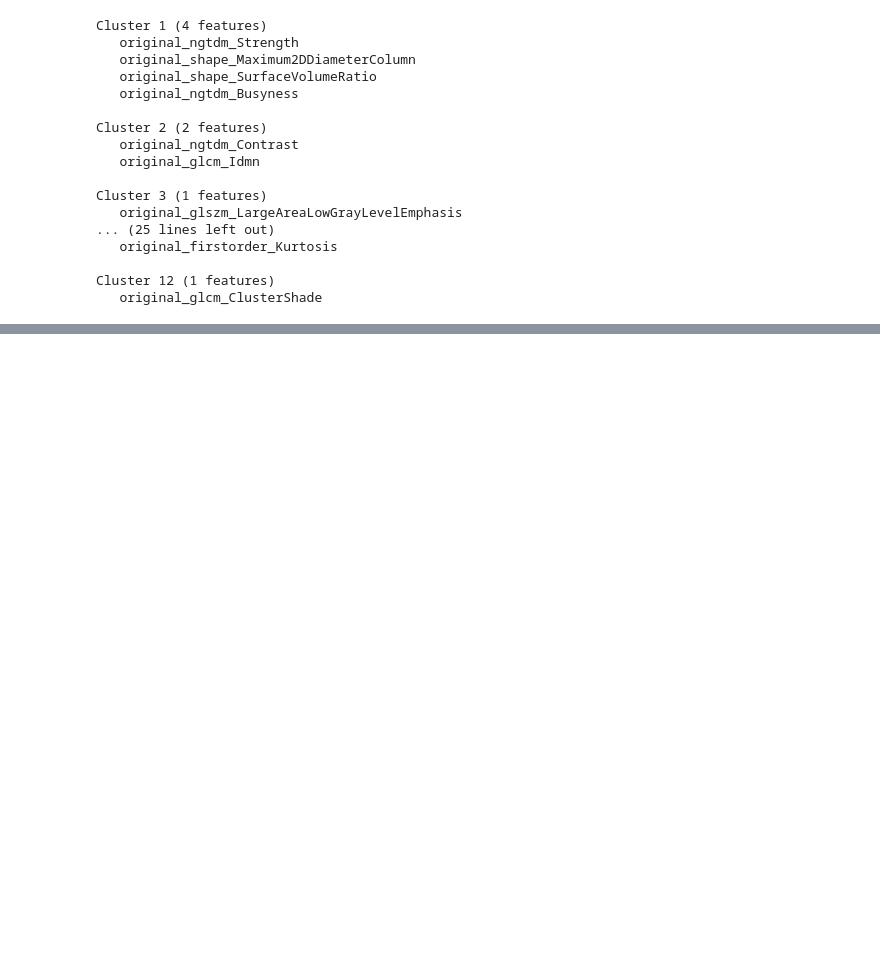
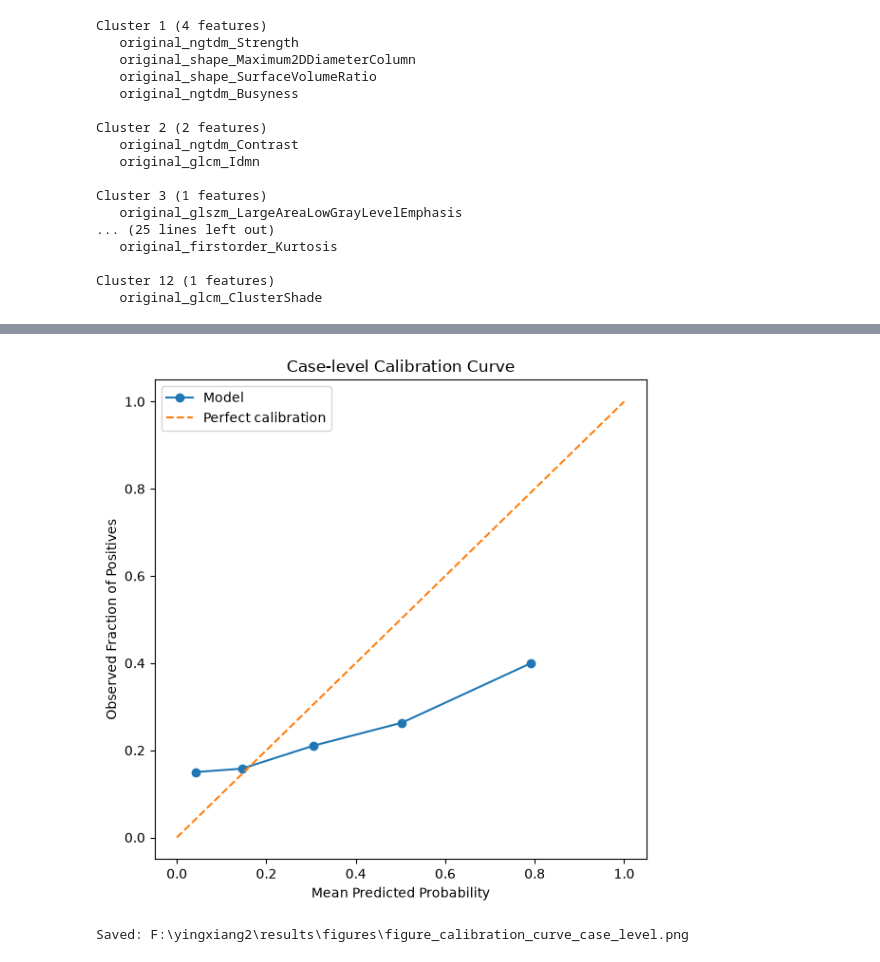
Before and after one commit to gmail2580369-del/lung2-egfr-radiomics, a Jupyter notebook: notebooks/03_modeling_nested_cv.ipynb, the cells around one changed output, grey strips where cells are left out. Saved outputs shown, nothing was run; the diff lists cells and outputs as text; code cells hidden in the pictures; blank space fills up the shorter version.

```diff
--- a/notebooks/03_modeling_nested_cv.ipynb
+++ b/notebooks/03_modeling_nested_cv.ipynb
@@ -3450,0 +3964,20 @@ representative_df.to_csv(
+# %%
+prob_true, prob_pred = calibration_curve(y_case, p_case, n_bins=5, strategy="quantile")
+
+plt.figure(figsize=(6, 6))
+plt.plot(prob_pred, prob_true, marker="o", label="Model")
+plt.plot([0, 1], [0, 1], linestyle="--", label="Perfect calibration")
+plt.xlabel("Mean Predicted Probability")
+plt.ylabel("Observed Fraction of Positives")
+plt.title("Case-level Calibration Curve")
+plt.legend(loc="best")
+plt.tight_layout()
+
+cal_fig_path = FIG_DIR / "figure_calibration_curve_case_level.png"
+plt.savefig(cal_fig_path, dpi=300, bbox_inches="tight")
+plt.show()
+
+print("Saved:", cal_fig_path)
+# %% [output]
+[figure, added]
+Saved: F:\yingxiang2\results\figures\figure_calibration_curve_case_level.png
```
Also changed, not shown: parts of 16 cells of this notebook, 5 other files.
